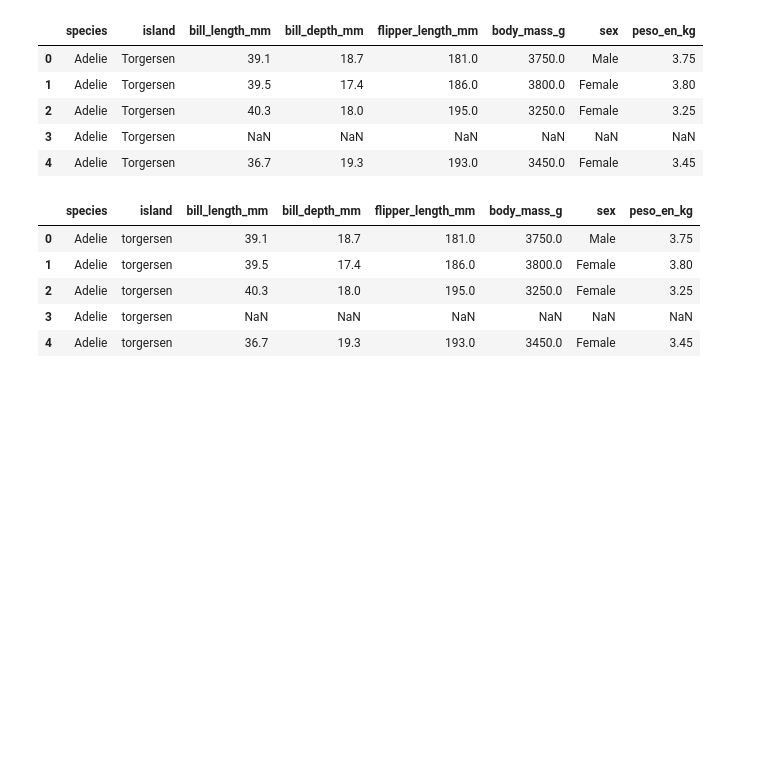
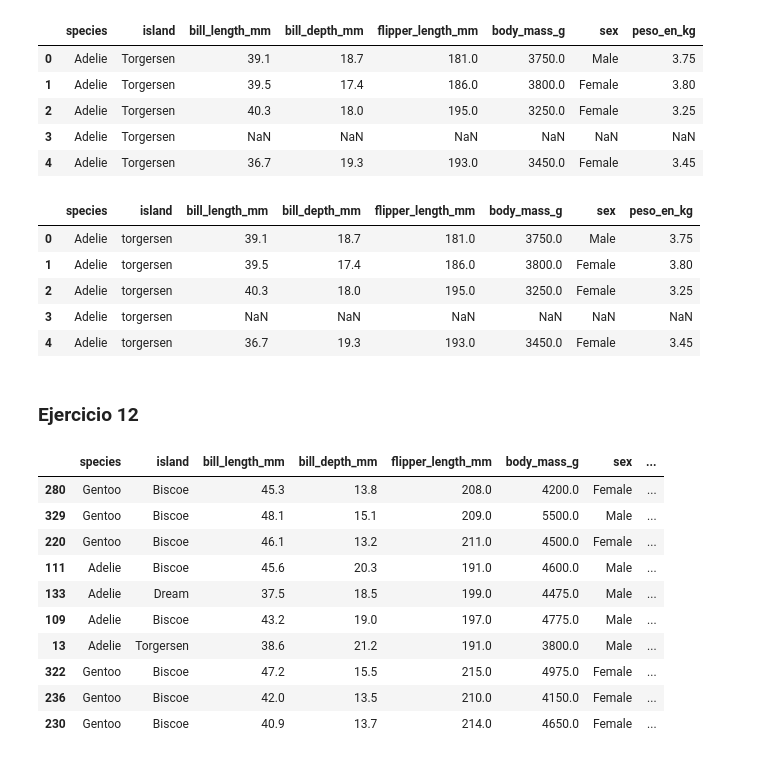
Before and after one commit to santiago-paz/ejercicios-laboratorio-datos-uba, a Jupyter notebook: Prácticas/Práctica-6/soluciones_práctica-6_notebook.ipynb, the cells around one changed output. Drawn from its saved outputs; the diff is of its cells as text; code cells hidden in the pictures; blank space fills up the shorter version.

```diff
--- a/Prácticas/Práctica-6/soluciones_práctica-6_notebook.ipynb
+++ b/Prácticas/Práctica-6/soluciones_práctica-6_notebook.ipynb
@@ -349,3 +347,29 @@ penguins.head()
 | 2 | Adelie | torgersen | 40.3 | 18.0 | 195.0 | 3250.0 | Female | 3.25 |
 | 3 | Adelie | torgersen | NaN | NaN | NaN | NaN | NaN | NaN |
 | 4 | Adelie | torgersen | 36.7 | 19.3 | 193.0 | 3450.0 | Female | 3.45 |
+# %% [markdown]
+### **Ejercicio 12**
+# %%
+# Cargamos nuevamente el dataset penguins para resetear los cambios realizados en el ejercicio anterior
+
+penguins = sns.load_dataset('penguins')
+
+# Agregamos una nueva columna con la mediana de la masa corporal de cada especie de pinguino en el dataset penguins, usando group_by
+
+penguins['mediana_peso'] = penguins.groupby('species')['body_mass_g'].transform('median')
+
+# Obtenemos filas al azar del dataset penguins
+
+penguins.sample(10)
+# %% [output]
+|  | species | island | bill_length_mm | bill_depth_mm | flipper_length_mm | body_mass_g | sex | ... |
+| 280 | Gentoo | Biscoe | 45.3 | 13.8 | 208.0 | 4200.0 | Female | ... |
+| 329 | Gentoo | Biscoe | 48.1 | 15.1 | 209.0 | 5500.0 | Male | ... |
+| 220 | Gentoo | Biscoe | 46.1 | 13.2 | 211.0 | 4500.0 | Female | ... |
+| 111 | Adelie | Biscoe | 45.6 | 20.3 | 191.0 | 4600.0 | Male | ... |
+| 133 | Adelie | Dream | 37.5 | 18.5 | 199.0 | 4475.0 | Male | ... |
+| 109 | Adelie | Biscoe | 43.2 | 19.0 | 197.0 | 4775.0 | Male | ... |
+| 13 | Adelie | Torgersen | 38.6 | 21.2 | 191.0 | 3800.0 | Male | ... |
+| 322 | Gentoo | Biscoe | 47.2 | 15.5 | 215.0 | 4975.0 | Female | ... |
+| 236 | Gentoo | Biscoe | 42.0 | 13.5 | 210.0 | 4150.0 | Female | ... |
+| 230 | Gentoo | Biscoe | 40.9 | 13.7 | 214.0 | 4650.0 | Female | ... |
```
Also changed, not shown: parts of 11 cells of this notebook, 1 other file.
